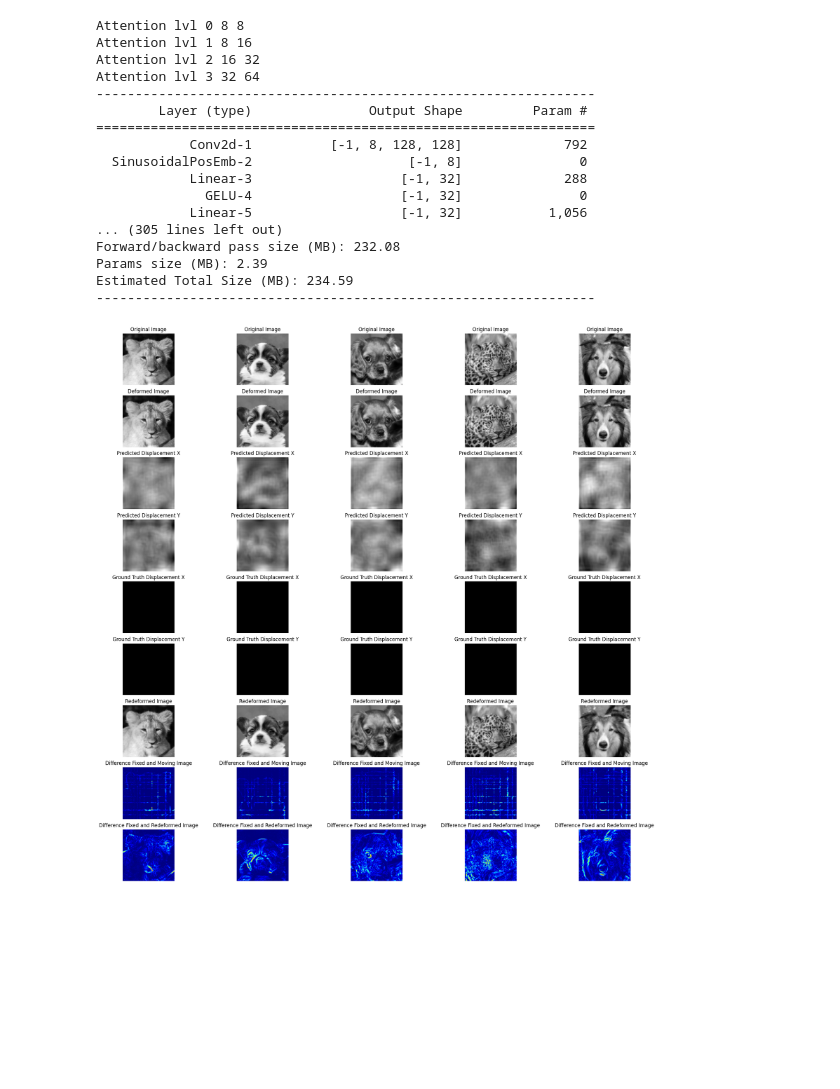
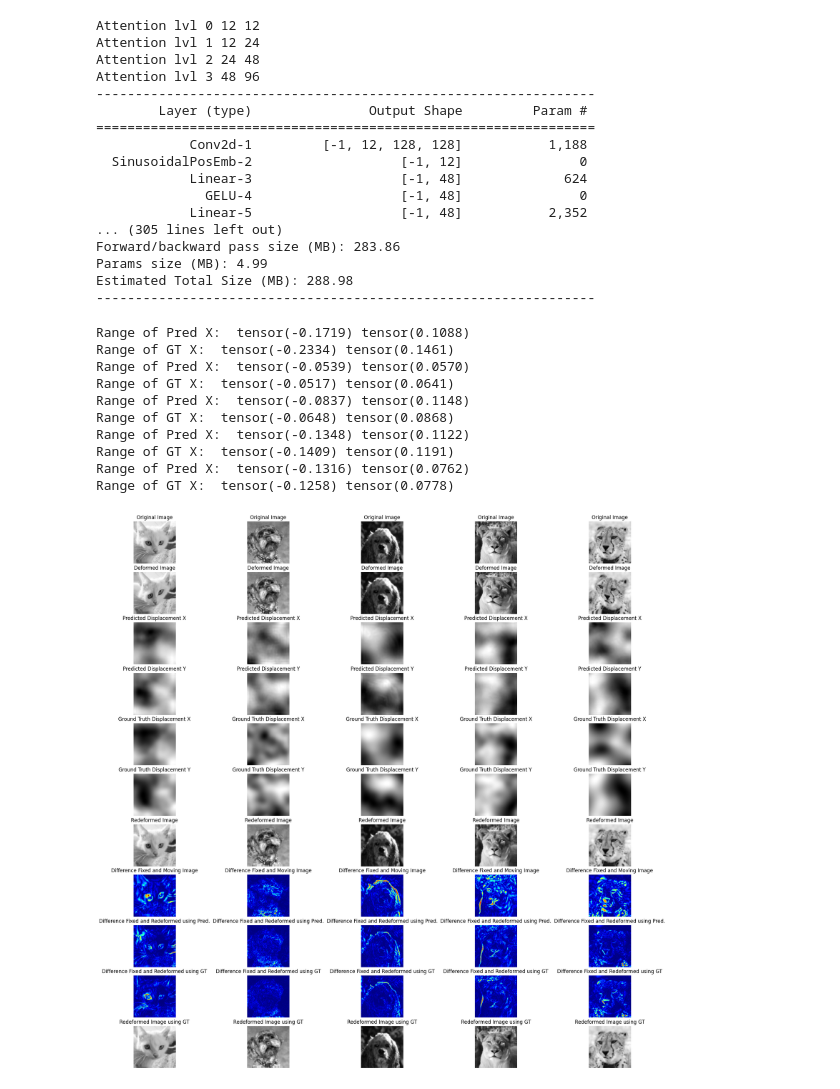
Before and after one commit to leond32/Registration, a Jupyter notebook: utils/AFHQtest.ipynb, the cells around one changed output. Drawn from its saved outputs; the diff is of its cells as text; code cells hidden in the pictures; blank space fills up the shorter version.

```diff
--- a/utils/AFHQtest.ipynb
+++ b/utils/AFHQtest.ipynb
@@ -87,7 +87,7 @@ def get_mean_std(images):
     return mean.item(), std.item()
 # %%
 class CustomDataset(Dataset):
-    def __init__(self, image_paths, transform=None, device = "cpu"):
+    def __init__(self, image_paths, hparams, transform=None, device = "cpu"):
         """
         Args:
             image_paths (list): List of all image Paths.
@@ -99,6 +99,8 @@ class CustomDataset(Dataset):
         self.image_paths = image_paths
         self.transform = transform
         self.device = device
+        self.image_dimension = hparams['image_dimension']
+        self.random_df_creation_setting = hparams['random_df_creation_setting']
 
     def __len__(self):
         return len(self.image_paths)
@@ -108,7 +110,7 @@ class CustomDataset(Dataset):
         Build and return a new deformation layer for each call to __getitem__.
         This method returns the created deformation layer.
         """
-        deformation_layer = DeformationLayer(shape)
+        deformation_layer = DeformationLayer(shape, random_df_creation_setting=self.random_df_creation_setting)
         deformation_layer.new_deformation(device=device)
         return deformation_layer
 
@@ -120,7 +122,7 @@ class CustomDataset(Dataset):
             raise FileNotFoundError(f"Image not found at path: {image_path}")
         img = cv2.cvtColor(img, cv2.COLOR_BGR2GRAY)
         img = Image.fromarray(img)
-        transform = transforms.Resize((128,128))
+        transform = transforms.Resize(self.image_dimension)
         img = transform(img)
         img = F.pil_to_tensor(img).float()
         shape = img.squeeze(0).shape
@@ -223,6 +225,11 @@ val_data_path = 'C:/Users/linus/Downloads/archive/afhq/val'
 
 train_images_paths = get_image_paths(train_data_path)
 val_images_paths = get_image_paths(val_data_path)
+
+hparams = {
+    'image_dimension': (128, 128),
+    'random_df_creation_setting': 2
+}
 
 mean = 113.0
 std = 61.0
@@ -236,19 +243,19 @@ std = 61.0
 #mean, std = calculate_mean_std_from_batches(train_loader_unnorm, num_batches=5)
 #print(mean, std)
 
-train_dataset = CustomDataset(train_images_paths, transform=transforms.Compose([transforms.Normalize(mean=[mean], std=[std])]), device=device)
-val_dataset = CustomDataset(val_images_paths, transform=transforms.Compose([transforms.Normalize(mean=[mean], std=[std])]), device=device)
+train_dataset = CustomDataset(train_images_paths, hparams, transform=transforms.Compose([transforms.Normalize(mean=[mean], std=[std])]), device=device)
+val_dataset = CustomDataset(val_images_paths, hparams, transform=transforms.Compose([transforms.Normalize(mean=[mean], std=[std])]), device=device)
 
 train_loader = DataLoader(train_dataset, batch_size=16, shuffle=True)
 val_loader = DataLoader(val_dataset, batch_size=16, shuffle=True)
 
 model = Unet(
-        dim=8,
+        dim=12, #8
         init_dim=None,
         out_dim=2,
-        dim_mults=(1, 2, 4, 8),
+        dim_mults=(1, 2, 4, 8), # (1, 2, 4, 8)
         channels=2,
-        resnet_block_groups=8,
+        resnet_block_groups=12, #8
         learned_variance=False,
         conditional_dimensions=0,
         patch_size=1,
@@ -257,8 +264,8 @@ model = Unet(
 
 model.to(device)
 # Check if weights file exists
-if os.path.isfile('D:\\Dokumente\\03_RCI\\practical\\Folder_structure\\Registration\\weights\\best_model_128.pth'):
-    model.load_state_dict(torch.load('D:\\Dokumente\\03_RCI\\practical\\Folder_structure\\Registration\\weights\\best_model_128.pth', map_location=device))
+#if os.path.isfile('D:\\Dokumente\\03_RCI\\practical\\Folder_structure\\Registration\\weights\\best_model_128.pth'):
+#    model.load_state_dict(torch.load('D:\\Dokumente\\03_RCI\\practical\\Folder_structure\\Registration\\weights\\best_model_128.pth', map_location=device))
 
 criterion = nn.MSELoss()
 optimizer = optim.Adam(model.parameters(), lr=0.004, weight_decay=1e-5)
@@ -271,22 +278,22 @@ n_epochs = 5
 #torch.save(model.state_dict(), '/vol/aimspace/projects/practical_SoSe24/registration_group/model_weights/model_weights_afhq.pth')
 summary(model, (2, 128, 128))
 # %% [output]
-Attention lvl 0 8 8
-Attention lvl 1 8 16
-Attention lvl 2 16 32
-Attention lvl 3 32 64
+Attention lvl 0 12 12
+Attention lvl 1 12 24
+Attention lvl 2 24 48
+Attention lvl 3 48 96
 ----------------------------------------------------------------
         Layer (type)               Output Shape         Param #
 ================================================================
-            Conv2d-1          [-1, 8, 128, 128]             792
-  SinusoidalPosEmb-2                    [-1, 8]               0
-            Linear-3                   [-1, 32]             288
-              GELU-4                   [-1, 32]               0
-            Linear-5                   [-1, 32]           1,056
+            Conv2d-1         [-1, 12, 128, 128]           1,188
+  SinusoidalPosEmb-2                   [-1, 12]               0
+            Linear-3                   [-1, 48]             624
+              GELU-4                   [-1, 48]               0
+            Linear-5                   [-1, 48]           2,352
 ... (305 lines left out)
-Forward/backward pass size (MB): 232.08
-Params size (MB): 2.39
-Estimated Total Size (MB): 234.59
+Forward/backward pass size (MB): 283.86
+Params size (MB): 4.99
+Estimated Total Size (MB): 288.98
 ----------------------------------------------------------------
 # %%
 num_samples = 5
@@ -300,7 +307,7 @@ with torch.no_grad():
     outputs = model(images)
 
     # Plot the original and deformed images
-    fig, axes = plt.subplots(9, num_samples, figsize=(24, 24))
+    fig, axes = plt.subplots(11, num_samples, figsize=(24, 24))
     for i in range(num_samples):
 
         ax = axes[0, i] # [0, i]
@@ -316,6 +323,7 @@ with torch.no_grad():
         ax = axes[2, i] # [2, i]
         ax.imshow(outputs[i, 0].numpy(), cmap='gray')
         ax.title.set_text('Predicted Displacement X')
+        print('Range of Pred X: ', outputs[i, 0].min(), outputs[i, 0].max())
         ax.axis('off')
 
         ax = axes[3, i]
@@ -323,32 +331,54 @@ with torch.no_grad():
         ax.title.set_text('Predicted Displacement Y')
         ax.axis('off')
 
         ax = axes[4, i]
         ax.imshow(deformation_fields[i, 0].numpy(), cmap='gray')
         ax.title.set_text('Ground Truth Displacement X')
+        print('Range of GT X: ', deformation_fields[i, 0].min(), deformation_fields[i, 0].max())
         ax.axis('off')
 
         ax = axes[5, i]
         ax.imshow(deformation_fields[i, 1].numpy(), cmap='gray')
         ax.title.set_text('Ground Truth Displacement Y')
         ax.axis('off')
 
         inverse_transformed_image = deform_image(images[i, 1], outputs[i], device)
         #print(inverse_transformed_image.shape)
         ax = axes[6, i]
         ax.imshow(inverse_transformed_image, cmap='gray')
         ax.title.set_text('Redeformed Image')
         ax.axis('off')
 
         # not gray cmap
         ax = axes[7, i]
         ax.imshow(abs(images[i, 0].numpy() - images[i, 1].numpy()), cmap= 'jet')
         ax.title.set_text('Difference Fixed and Moving Image')
         ax.axis('off')
 
         ax = axes[8, i]
         ax.imshow(abs(images[i, 0].numpy() - inverse_transformed_image.cpu().numpy()), cmap='jet')
-        ax.title.set_text('Difference Fixed and Redeformed Image')
+        ax.title.set_text('Difference Fixed and Redeformed using Pred.')
         ax.axis('off')
+
+        inverse_transformed_image_gt = deform_image(images[i, 1], deformation_fields[i], device)
+        ax = axes [9, i]
+        ax.imshow(abs(images[i, 0].numpy() - inverse_transformed_image_gt.cpu().numpy()), cmap='jet')
+        ax.title.set_text('Difference Fixed and Redeformed using GT')
+        ax.axis('off')
+
+        ax = axes[10, i]
+        ax.imshow(inverse_transformed_image_gt, cmap='gray')
+        ax.title.set_text('Redeformed Image using GT')
+        ax.axis('off')
 # %% [output]
+Range of Pred X:  tensor(-0.1719) tensor(0.1088)
+Range of GT X:  tensor(-0.2334) tensor(0.1461)
+Range of Pred X:  tensor(-0.0539) tensor(0.0570)
+Range of GT X:  tensor(-0.0517) tensor(0.0641)
+Range of Pred X:  tensor(-0.0837) tensor(0.1148)
+Range of GT X:  tensor(-0.0648) tensor(0.0868)
+Range of Pred X:  tensor(-0.1348) tensor(0.1122)
+Range of GT X:  tensor(-0.1409) tensor(0.1191)
+Range of Pred X:  tensor(-0.1316) tensor(0.0762)
+Range of GT X:  tensor(-0.1258) tensor(0.0778)
-[figure, old version]
+[figure, new version]
```
Also changed, not shown: 6 other files.
